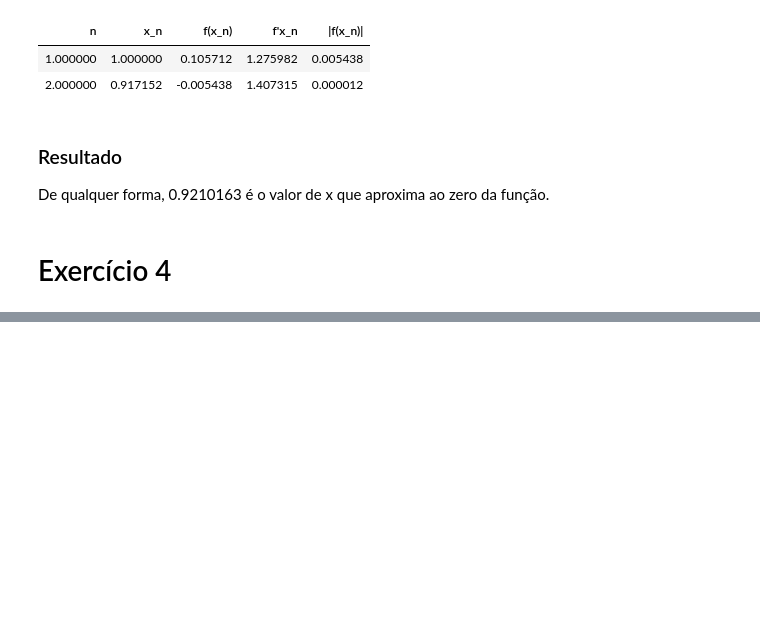
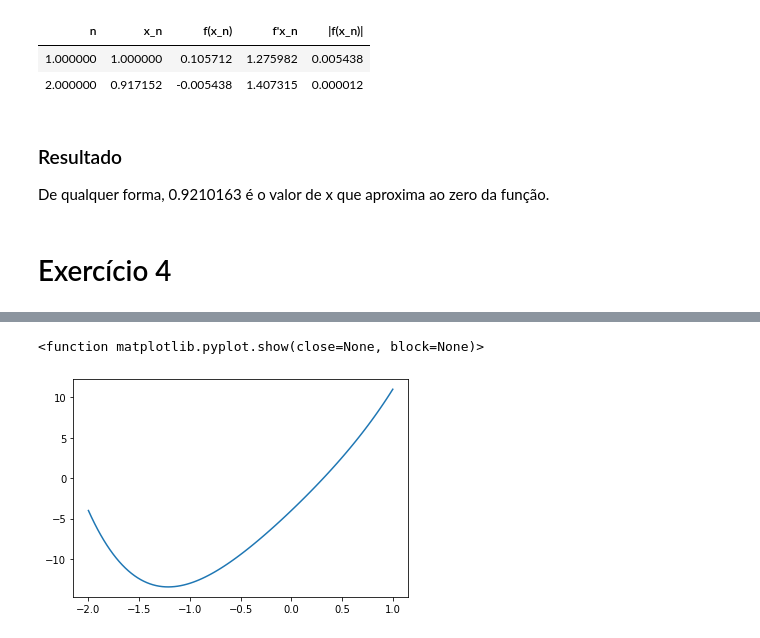
Before and after one commit to edumangabeira/AulasENCE, a Jupyter notebook: Lista1_Parte2_Calc3.ipynb, the cells around one changed output, grey strips where cells are left out. Saved outputs shown, nothing was run; the diff lists cells and outputs as text; code cells hidden in the pictures; blank space fills up the shorter version.

```diff
--- a/Lista1_Parte2_Calc3.ipynb
+++ b/Lista1_Parte2_Calc3.ipynb
@@ -425,0 +532,11 @@ De qualquer forma, 0.9210163 é o valor de x que aproxima ao zero da função.
+# %%
+import matplotlib.pyplot as plt
+import numpy as np
+
+x = np.linspace(-2, 1, 100)
+y = x**4 + 2*x**2 + 12*x -4
+plt.plot(x, y)
+plt.show
+# %% [output]
+<function matplotlib.pyplot.show(close=None, block=None)>
+[figure, added]
```
Also changed, not shown: parts of 20 cells of this notebook.
